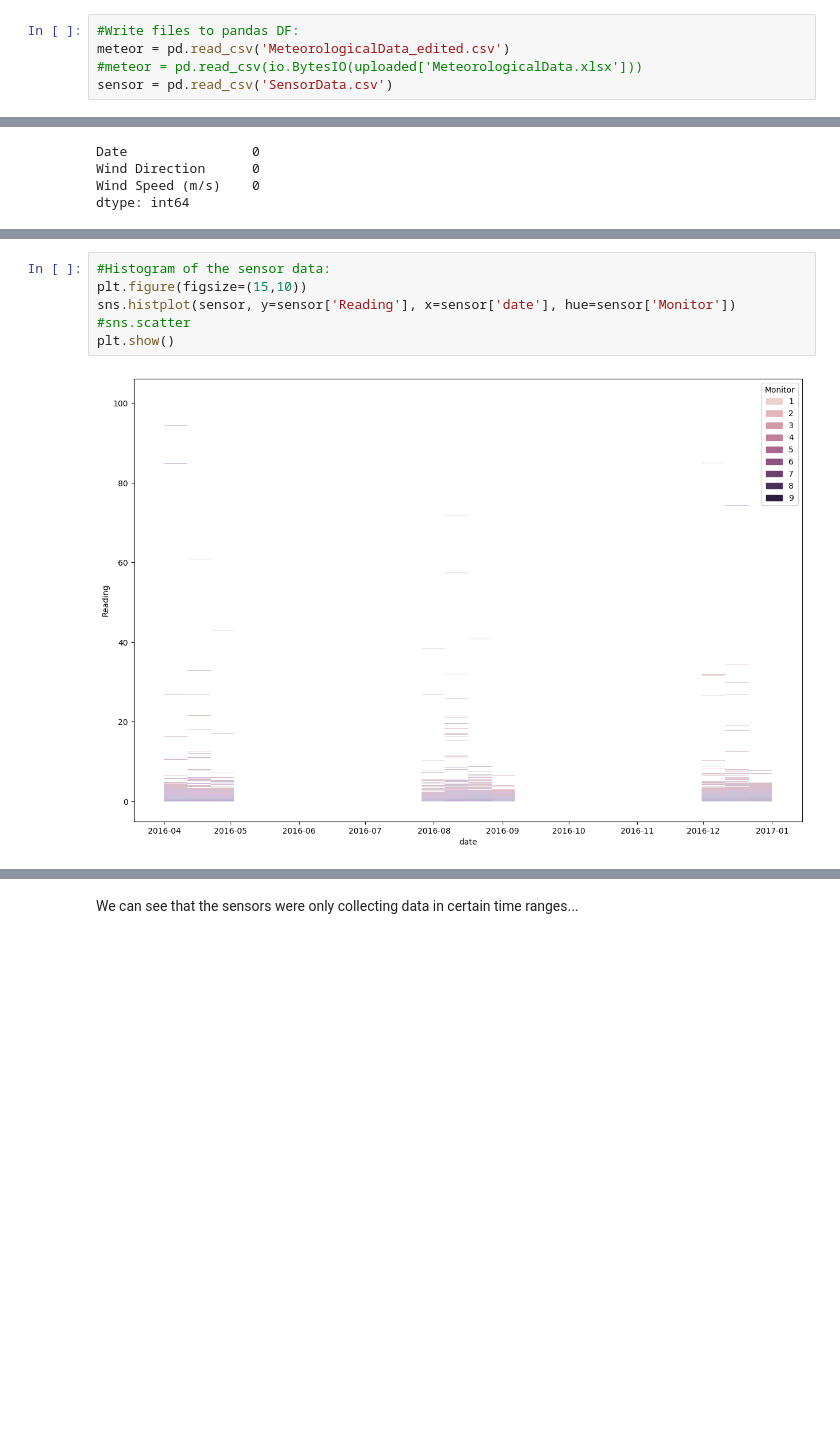
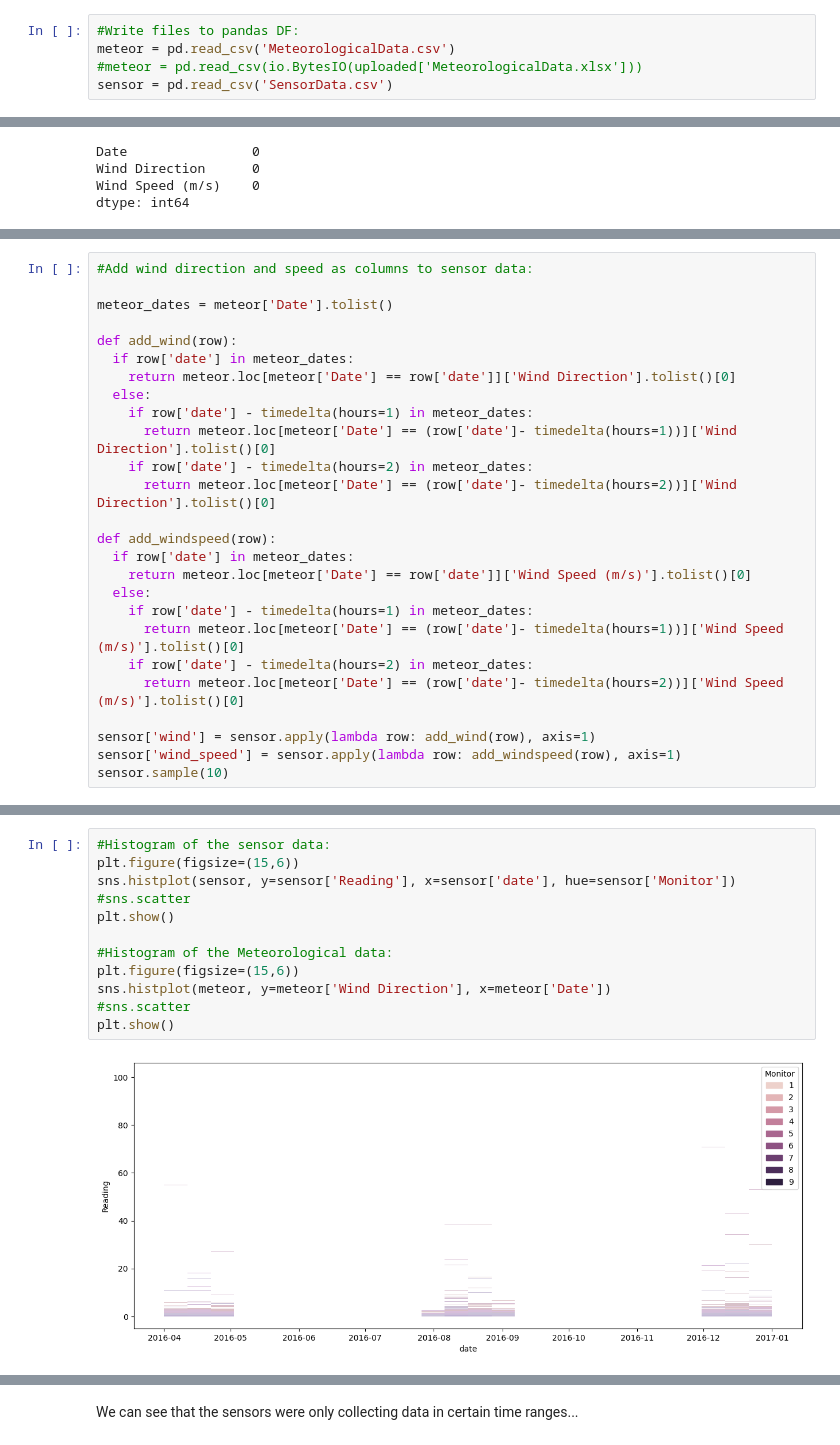
Before and after one commit to guevelel/COMP4449_Plume_Analysis, a Jupyter notebook: P7_Plume_COMP4449.ipynb, the cells around one changed output, grey strips where cells are left out. Saved outputs shown, nothing was run; the diff lists cells and outputs as text; blank space fills up the shorter version.

Commit message:
Combined two data sets, started plotting various sensor data to look for oddities

```diff
--- a/P7_Plume_COMP4449.ipynb
+++ b/P7_Plume_COMP4449.ipynb
@@ -55,7 +61,7 @@ uploaded = files.upload()
 Saving SensorData.csv to SensorData.csv
 # %%
 #Write files to pandas DF:
-meteor = pd.read_csv('MeteorologicalData_edited.csv')
+meteor = pd.read_csv('MeteorologicalData.csv')
 #meteor = pd.read_csv(io.BytesIO(uploaded['MeteorologicalData.xlsx']))
 sensor = pd.read_csv('SensorData.csv')
 # %%
@@ -151,3 +161,29 @@ sensor.head()
 | 2 | Chlorodinine | 3 | 2016-04-01 | 1.259170 | 76 | 41 |
 | 3 | Chlorodinine | 7 | 2016-04-01 | 0.943983 | 89 | 3 |
 | 4 | AGOC-3A | 3 | 2016-04-01 | 0.722303 | 76 | 41 |
+# %%
+#Add wind direction and speed as columns to sensor data:
+
+meteor_dates = meteor['Date'].tolist()
+
+def add_wind(row):
+  if row['date'] in meteor_dates:
+    return meteor.loc[meteor['Date'] == row['date']]['Wind Direction'].tolist()[0]
+  else:
+    if row['date'] - timedelta(hours=1) in meteor_dates:
+      return meteor.loc[meteor['Date'] == (row['date']- timedelta(hours=1))]['Wind Direction'].tolist()[0]
+    if row['date'] - timedelta(hours=2) in meteor_dates:
+      return meteor.loc[meteor['Date'] == (row['date']- timedelta(hours=2))]['Wind Direction'].tolist()[0]
+
+def add_windspeed(row):
+  if row['date'] in meteor_dates:
+    return meteor.loc[meteor['Date'] == row['date']]['Wind Speed (m/s)'].tolist()[0]
+  else:
+    if row['date'] - timedelta(hours=1) in meteor_dates:
+      return meteor.loc[meteor['Date'] == (row['date']- timedelta(hours=1))]['Wind Speed (m/s)'].tolist()[0]
+    if row['date'] - timedelta(hours=2) in meteor_dates:
+      return meteor.loc[meteor['Date'] == (row['date']- timedelta(hours=2))]['Wind Speed (m/s)'].tolist()[0]
+
+sensor['wind'] = sensor.apply(lambda row: add_wind(row), axis=1)
+sensor['wind_speed'] = sensor.apply(lambda row: add_windspeed(row), axis=1)
+sensor.sample(10)
@@ -154,8 +220,14 @@ sensor.head()
 # %%
 #Histogram of the sensor data:
-plt.figure(figsize=(15,10))
+plt.figure(figsize=(15,6))
 sns.histplot(sensor, y=sensor['Reading'], x=sensor['date'], hue=sensor['Monitor'])
 #sns.scatter
 plt.show()
+
+#Histogram of the Meteorological data:
+plt.figure(figsize=(15,6))
+sns.histplot(meteor, y=meteor['Wind Direction'], x=meteor['Date'])
+#sns.scatter
+plt.show()
 # %% [output]
-[figure, old version]
+[figure, new version]
```
Also changed, not shown: parts of 27 cells of this notebook.
